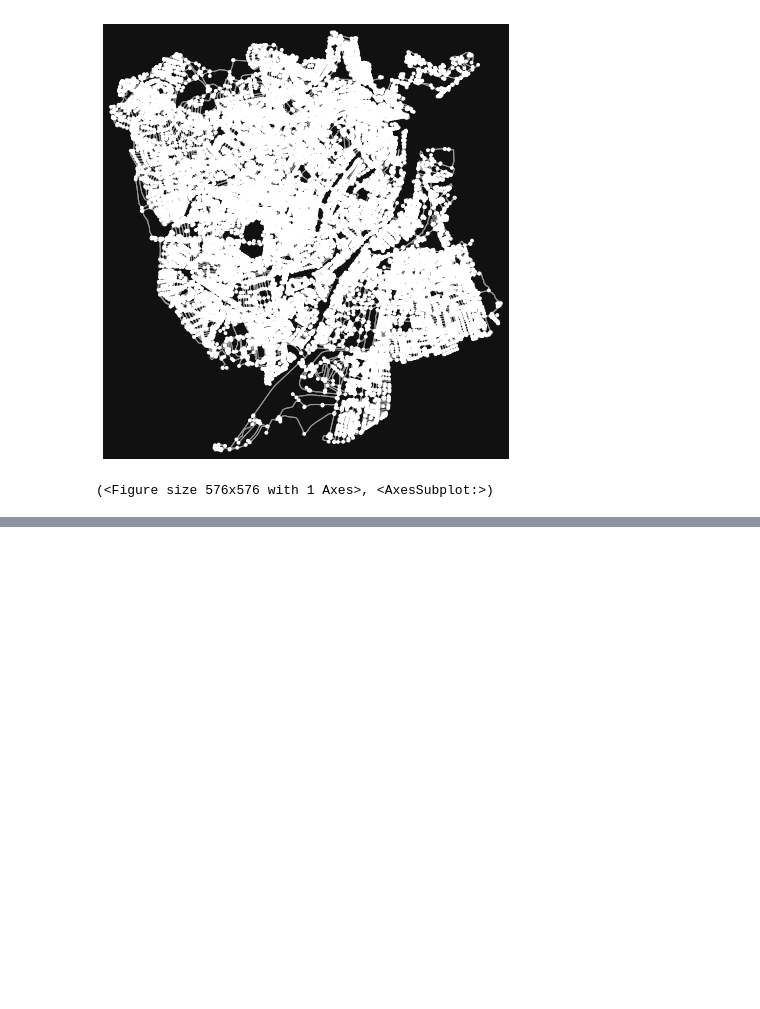
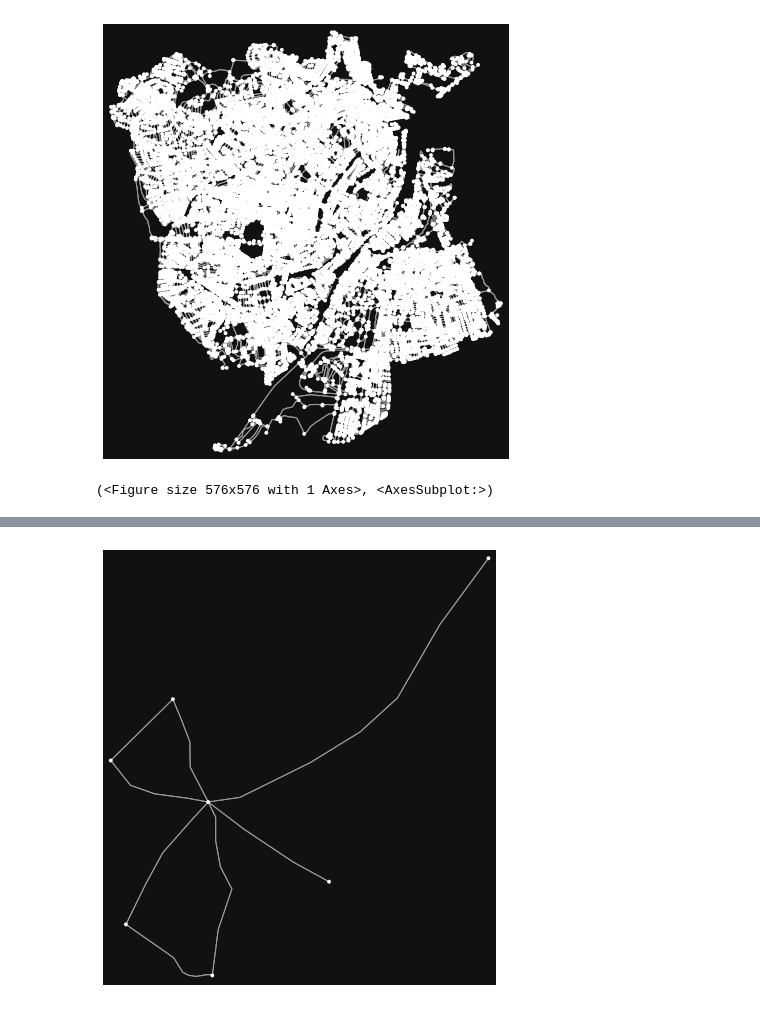
Before and after one commit to Marcus-Friis/geospatial-exam, a Jupyter notebook: hyggebike.ipynb, the cells around one changed output, grey strips where cells are left out. Cells and saved outputs as stored; diff of their text form; code cells hidden in the pictures; blank space fills up the shorter version.

```diff
--- a/hyggebike.ipynb
+++ b/hyggebike.ipynb
@@ -28,0 +58,7 @@ ox.plot_graph(G)
+# %%
+nodeid = sorted(G.in_degree, key=lambda x: x[1], reverse=True)[0][0]
+G_ego = nx.ego_graph(G, nodeid)
+
+fig, ax = ox.plot_graph(G_ego)
+# %% [output]
+[figure, added]
```
Also changed, not shown: parts of 8 cells of this notebook, 7 other files.
